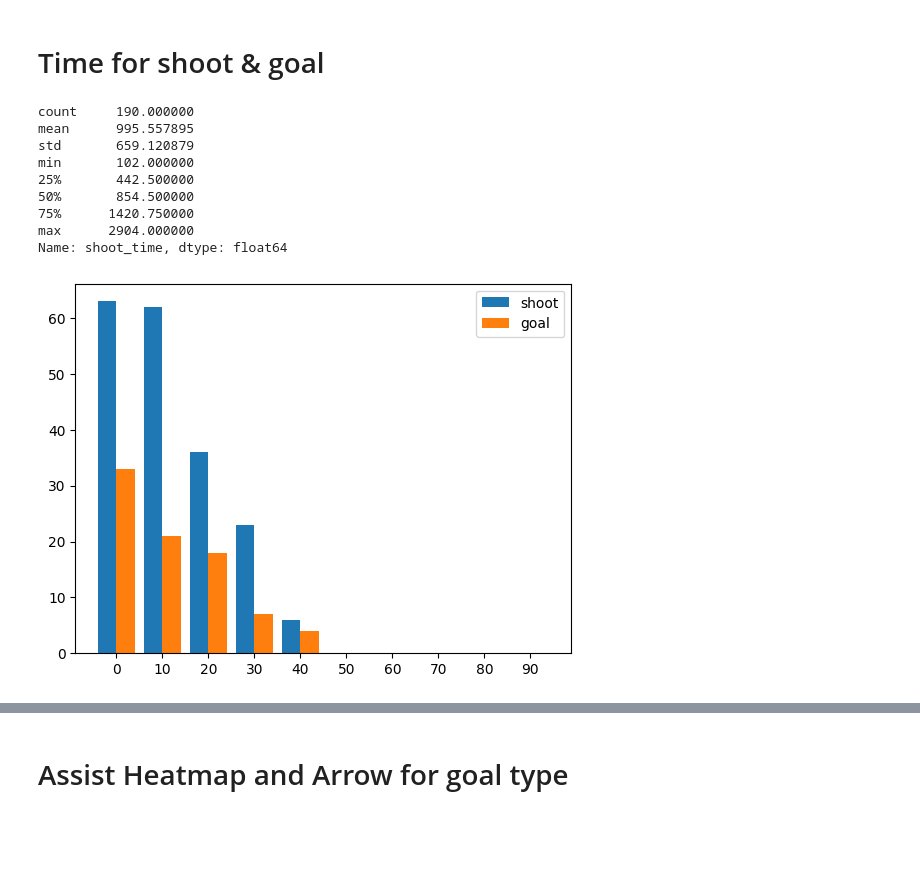
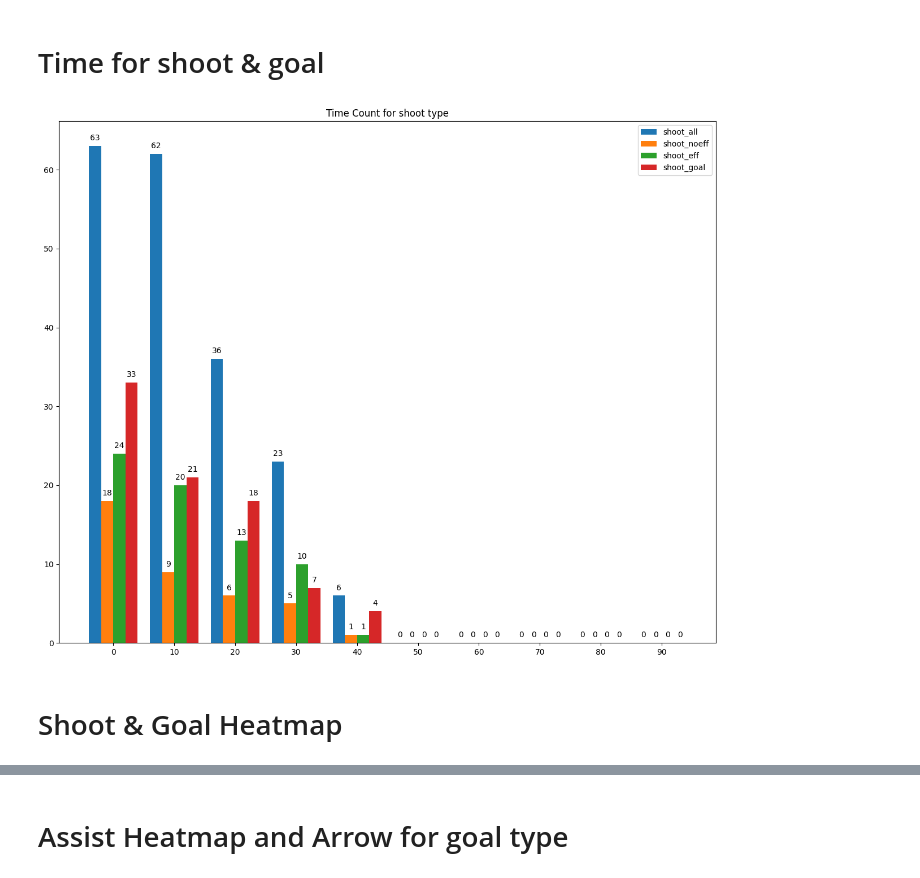
Before and after one commit to dohyun96305/Side_Proj_FCO, a Jupyter notebook: temp_folder/Jupyter_Notebook/shoot_user_visualization.ipynb, the cells around one changed output, grey strips where cells are left out. Saved outputs shown, nothing was run; the diff lists cells and outputs as text; code cells hidden in the pictures; blank space fills up the shorter version.

Commit message:
Feat : Add shoot_user_detail visualization - Visual about Time_count_shoot_goal

```diff
--- a/temp_folder/Jupyter_Notebook/shoot_user_visualization.ipynb
+++ b/temp_folder/Jupyter_Notebook/shoot_user_visualization.ipynb
@@ -54,22 +50,11 @@ goal_assist_inpenalty = shoot_detail_df[(shoot_detail_df['shoot_assist'] == 1) &
 # %% [markdown]
 # Time for shoot & goal
 # %%
-def list_to_10(temp) :
-    temp_count = list(temp.value_counts().values)
+def list_to_10(_df1) :
+    temp_time = ((_df1['shoot_time'] // 60) // 10) * 10
+    temp_count = list(temp_time.value_counts().values)
 
     while len(temp_count) < 10:
         temp_count.append(0)
 
-    return temp_coun
+    return temp_count
-# %%
-shoot_detail_df['shoot_time'].describe()
-# %% [output]
-count     190.000000
-mean      995.557895
-std       659.120879
-min       102.000000
-25%       442.500000
-50%       854.500000
-75%      1420.750000
-max      2904.000000
-Name: shoot_time, dtype: float64
@@ -82,14 +61,36 @@ goal_count = list_to_10(goal_time)
+# %%
+shoot_count = list_to_10(shoot_detail_df)
+shoots_eff_count = list_to_10(shoots_eff)
+shoots_noeff_count = list_to_10(shoots_noeff)
+goal_count = list_to_10(shoots_goal)
 # %%
 import matplotlib.pyplot as plt
 import numpy as np
 
+plt.figure(figsize = (15, 12))
+
 x_axis = np.arange(0, 100, 10)
-width = 4
+width = 2
 
-plt.bar(x_axis - width//2, shoot_count, width = width, label = 'shoot')
-plt.bar(x_axis + width//2, goal_count, width = width, label = 'goal')
+bars1 = plt.bar(x_axis - width * 3 // 2, shoot_count, width = width, label = 'shoot_all')
+bars2 = plt.bar(x_axis - width // 2, shoots_noeff_count, width = width, label = 'shoot_noeff')
+bars3 = plt.bar(x_axis + width // 2, shoots_eff_count, width = width, label = 'shoot_eff')
+bars4 = plt.bar(x_axis + width * 3 // 2, goal_count, width = width, label = 'shoot_goal')
+
+for bars in [bars1, bars2, bars3, bars4]:
+    for bar in bars:
+        plt.text(
+            bar.get_x() + bar.get_width() / 2,
+            bar.get_height() + 0.5,
+            f'{int(bar.get_height())}',
+            ha='center', va='bottom', fontsize=10
+        )
+
+plt.title('Time Count for shoot type')
 plt.xticks(x_axis, x_axis)
 plt.legend(loc = 'upper right')
 plt.show()
 # %% [output]
-[figure, old version]
+[figure, new version]
+# %% [markdown]
+# Shoot & Goal Heatmap
```
Also changed, not shown: parts of 6 cells of this notebook.
